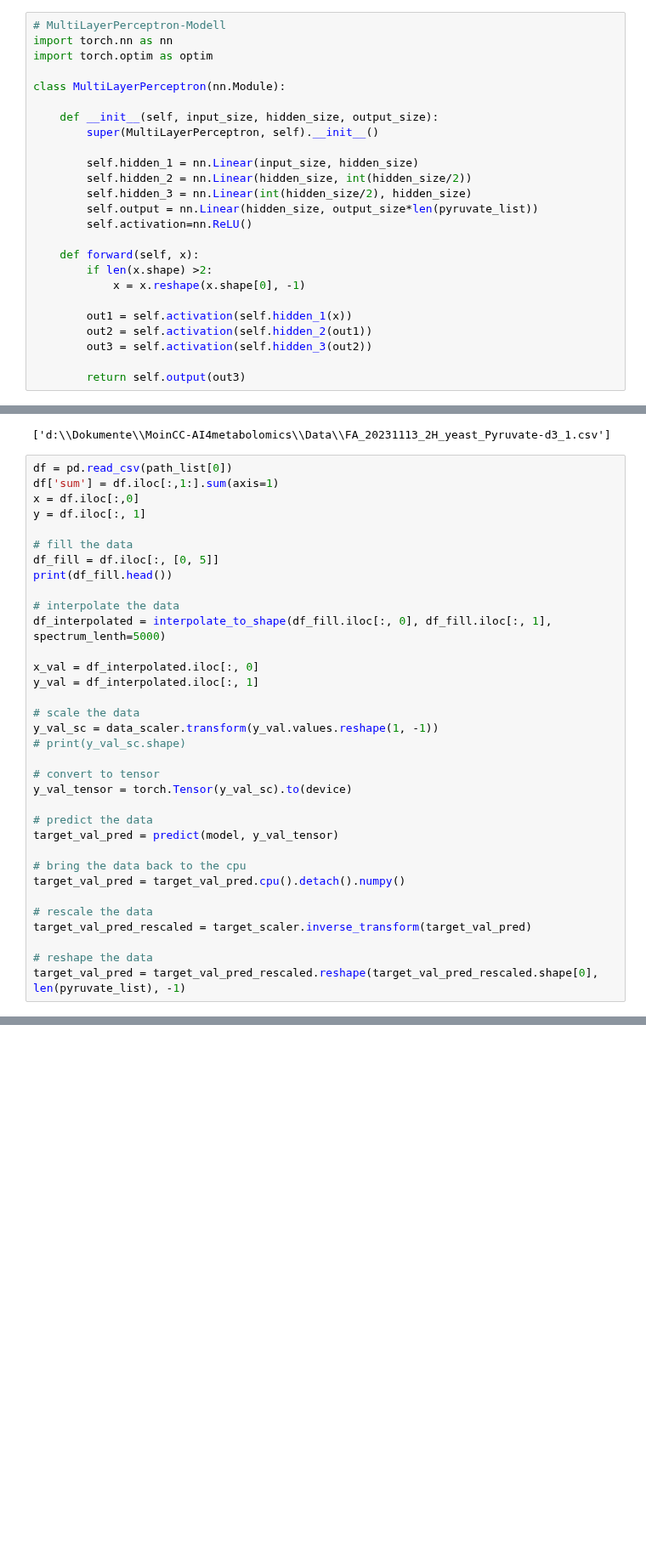
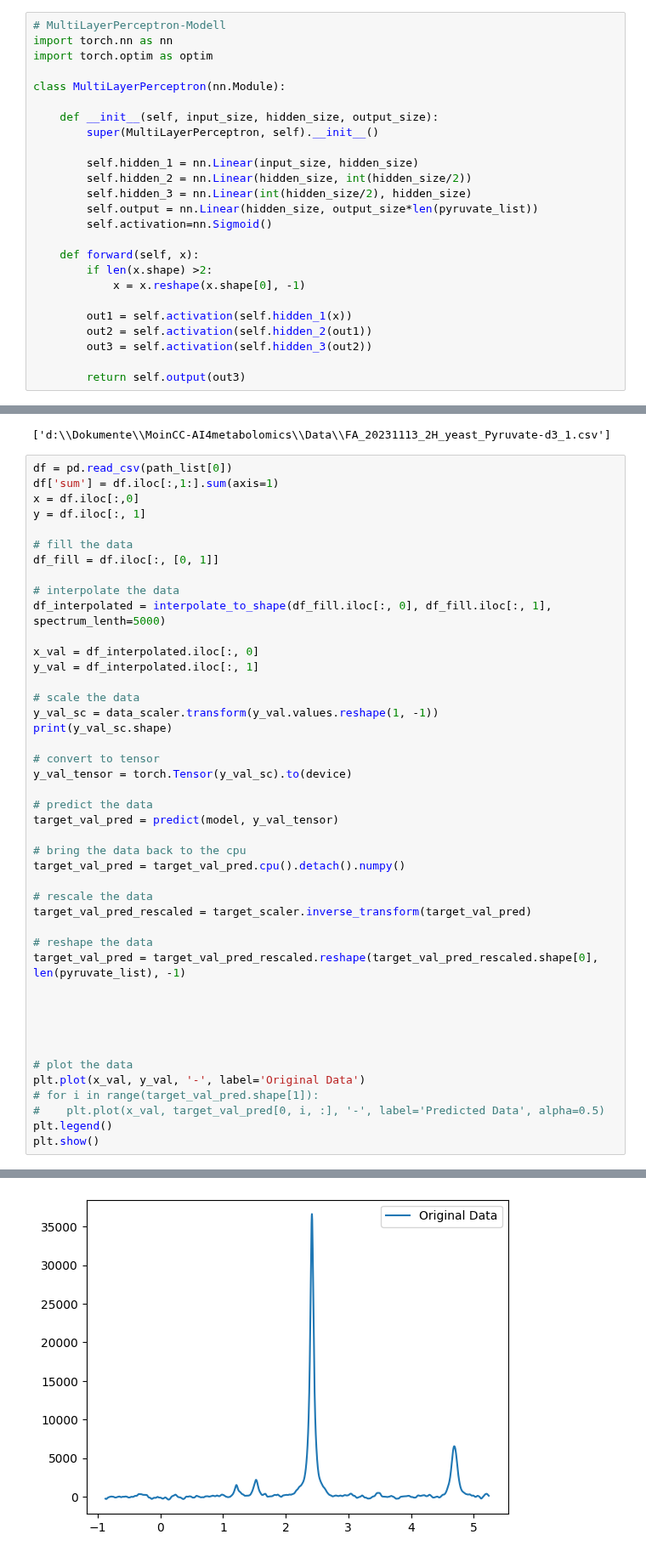
Before and after one commit to RATFIVE/MoinCC-AI4metabolomics, a Jupyter notebook: NMRQNet/ImplementingNeuralNetwork.ipynb, the cells around one changed output, grey strips where cells are left out. Shown at 85% size. Saved outputs shown, nothing was run; the diff lists cells and outputs as text; blank space fills up the shorter version.

```diff
--- a/NMRQNet/ImplementingNeuralNetwork.ipynb
+++ b/NMRQNet/ImplementingNeuralNetwork.ipynb
@@ -486,7 +497,7 @@ class MultiLayerPerceptron(nn.Module):
         self.hidden_2 = nn.Linear(hidden_size, int(hidden_size/2))
         self.hidden_3 = nn.Linear(int(hidden_size/2), hidden_size)
         self.output = nn.Linear(hidden_size, output_size*len(pyruvate_list))
-        self.activation=nn.ReLU()
+        self.activation=nn.Sigmoid()
 
     def forward(self, x):
         if len(x.shape) >2:
@@ -667,8 +678,7 @@ x = df.iloc[:,0]
 y = df.iloc[:, 1]
 
 # fill the data
-df_fill = df.iloc[:, [0, 5]]
-print(df_fill.head())
+df_fill = df.iloc[:, [0, 1]]
 
 # interpolate the data
 df_interpolated = interpolate_to_shape(df_fill.iloc[:, 0], df_fill.iloc[:, 1], spectrum_lenth=5000)
@@ -678,7 +688,7 @@ y_val = df_interpolated.iloc[:, 1]
 
 # scale the data
 y_val_sc = data_scaler.transform(y_val.values.reshape(1, -1))
-# print(y_val_sc.shape)
+print(y_val_sc.shape)
 
 # convert to tensor
 y_val_tensor = torch.Tensor(y_val_sc).to(device)
@@ -694,4 +704,15 @@ target_val_pred_rescaled = target_scaler.inverse_transform(target_val_pred)
 
 # reshape the data
 target_val_pred = target_val_pred_rescaled.reshape(target_val_pred_rescaled.shape[0], len(pyruvate_list), -1)
+
+
+
+
+
+# plot the data
+plt.plot(x_val, y_val, '-', label='Original Data')
+# for i in range(target_val_pred.shape[1]):
+#    plt.plot(x_val, target_val_pred[0, i, :], '-', label='Predicted Data', alpha=0.5)
+plt.legend()
+plt.show()
 # %% [output]
@@ -703,0 +721 @@ target_val_pred = target_val_pred_rescaled.reshape(target_val_pred_rescaled.shap
+[figure, added]
```
Also changed, not shown: parts of 8 cells of this notebook.
